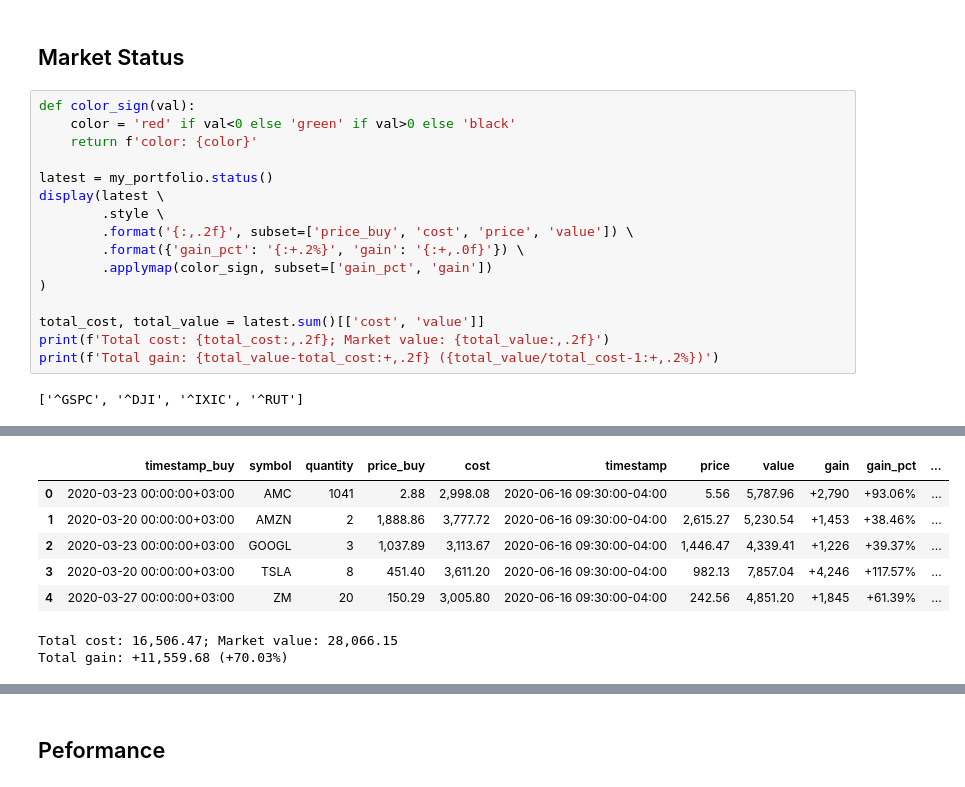
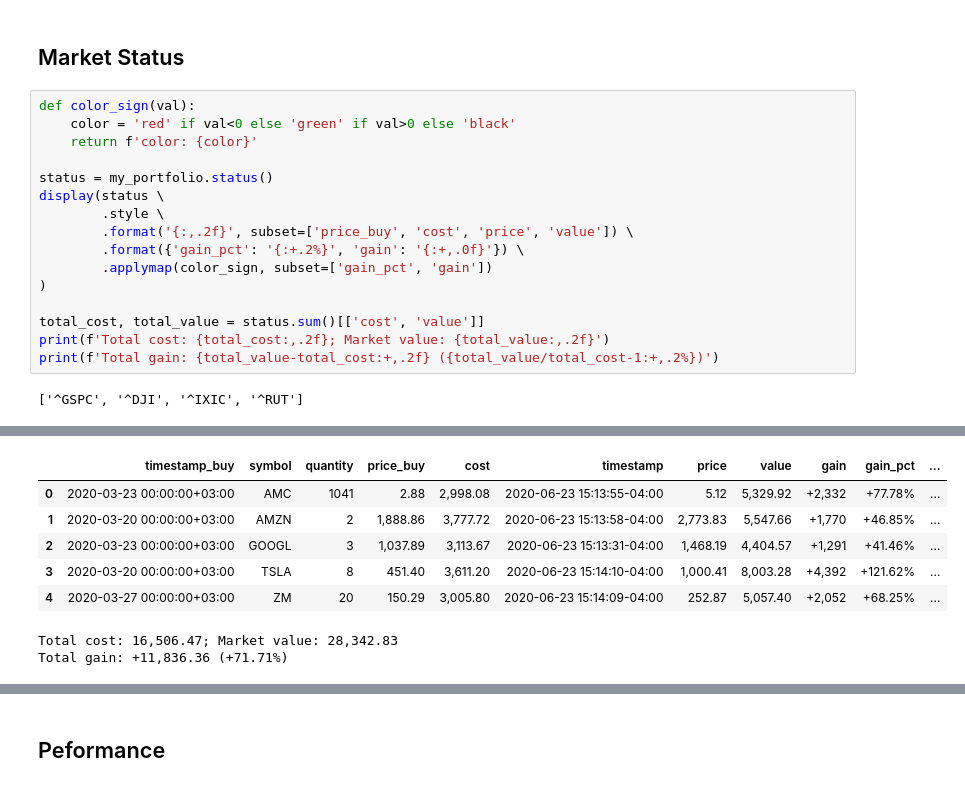
Before and after one commit to gialdetti/capon, a Jupyter notebook: examples/monitoring/my_portfolio_performance.ipynb, the cells around one changed output, grey strips where cells are left out. Saved outputs shown, nothing was run; the diff lists cells and outputs as text.

```diff
--- a/examples/monitoring/my_portfolio_performance.ipynb
+++ b/examples/monitoring/my_portfolio_performance.ipynb
@@ -38,15 +38,15 @@ def color_sign(val):
     color = 'red' if val<0 else 'green' if val>0 else 'black'
     return f'color: {color}'
 
-latest = my_portfolio.status()
-display(latest \
+status = my_portfolio.status()
+display(status \
         .style \
         .format('{:,.2f}', subset=['price_buy', 'cost', 'price', 'value']) \
         .format({'gain_pct': '{:+.2%}', 'gain': '{:+,.0f}'}) \
         .applymap(color_sign, subset=['gain_pct', 'gain'])
 )
 
-total_cost, total_value = latest.sum()[['cost', 'value']]
+total_cost, total_value = status.sum()[['cost', 'value']]
 print(f'Total cost: {total_cost:,.2f}; Market value: {total_value:,.2f}')
 print(f'Total gain: {total_value-total_cost:+,.2f} ({total_value/total_cost-1:+,.2%})')
 # %% [output]
@@ -59,8 +59,8 @@ print(f'Total gain: {total_value-total_cost:+,.2f} ({total_value/total_cost-1:+,
 |  | timestamp_buy | symbol | quantity | price_buy | cost | timestamp | price | value | gain | gain_pct | ... |
-| 0 | 2020-03-23 00:00:00+03:00 | AMC | 1041 | 2.88 | 2,998.08 | 2020-06-16 09:30:00-04:00 | 5.56 | 5,787.96 | +2,790 | +93.06% | ... |
-| 1 | 2020-03-20 00:00:00+03:00 | AMZN | 2 | 1,888.86 | 3,777.72 | 2020-06-16 09:30:00-04:00 | 2,615.27 | 5,230.54 | +1,453 | +38.46% | ... |
-| 2 | 2020-03-23 00:00:00+03:00 | GOOGL | 3 | 1,037.89 | 3,113.67 | 2020-06-16 09:30:00-04:00 | 1,446.47 | 4,339.41 | +1,226 | +39.37% | ... |
-| 3 | 2020-03-20 00:00:00+03:00 | TSLA | 8 | 451.40 | 3,611.20 | 2020-06-16 09:30:00-04:00 | 982.13 | 7,857.04 | +4,246 | +117.57% | ... |
-| 4 | 2020-03-27 00:00:00+03:00 | ZM | 20 | 150.29 | 3,005.80 | 2020-06-16 09:30:00-04:00 | 242.56 | 4,851.20 | +1,845 | +61.39% | ... |
+| 0 | 2020-03-23 00:00:00+03:00 | AMC | 1041 | 2.88 | 2,998.08 | 2020-06-23 15:13:55-04:00 | 5.12 | 5,329.92 | +2,332 | +77.78% | ... |
+| 1 | 2020-03-20 00:00:00+03:00 | AMZN | 2 | 1,888.86 | 3,777.72 | 2020-06-23 15:13:58-04:00 | 2,773.83 | 5,547.66 | +1,770 | +46.85% | ... |
+| 2 | 2020-03-23 00:00:00+03:00 | GOOGL | 3 | 1,037.89 | 3,113.67 | 2020-06-23 15:13:31-04:00 | 1,468.19 | 4,404.57 | +1,291 | +41.46% | ... |
+| 3 | 2020-03-20 00:00:00+03:00 | TSLA | 8 | 451.40 | 3,611.20 | 2020-06-23 15:14:10-04:00 | 1,000.41 | 8,003.28 | +4,392 | +121.62% | ... |
+| 4 | 2020-03-27 00:00:00+03:00 | ZM | 20 | 150.29 | 3,005.80 | 2020-06-23 15:14:09-04:00 | 252.87 | 5,057.40 | +2,052 | +68.25% | ... |
-Total cost: 16,506.47; Market value: 28,066.15
-Total gain: +11,559.68 (+70.03%)
+Total cost: 16,506.47; Market value: 28,342.83
+Total gain: +11,836.36 (+71.71%)
```
Also changed, not shown: parts of 8 cells of this notebook, 4 other files.
